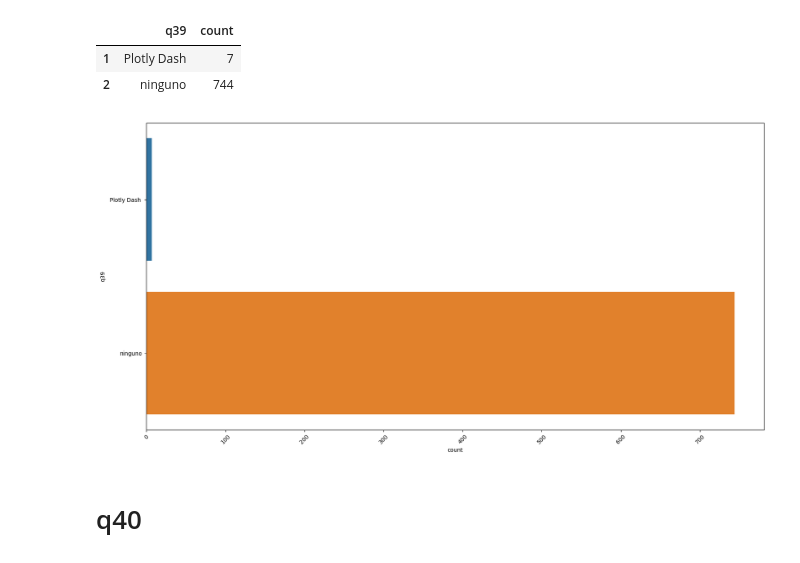
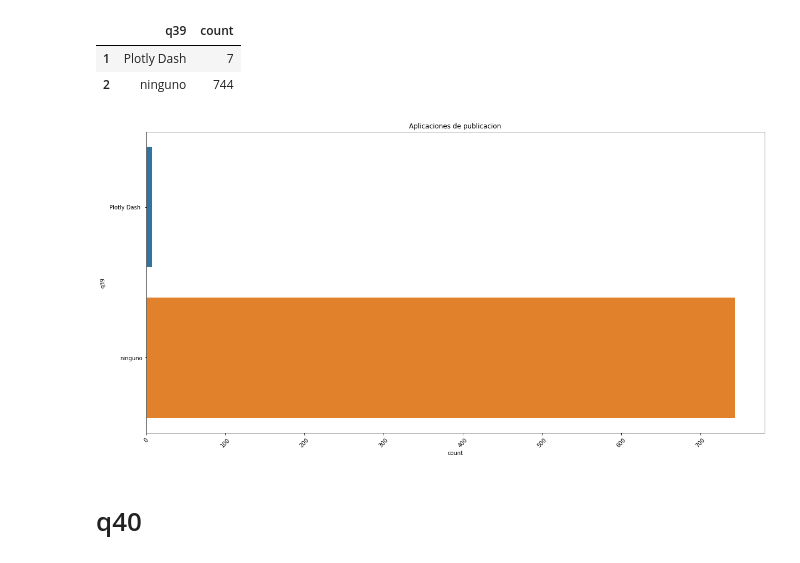
Before and after one commit to Adalab/project-DA-promo-b-modulo-2-team-2, a Jupyter notebook: HU3_visualización_herramientas.ipynb, the cells around one changed output. Cells and saved outputs as stored; diff of their text form; code cells hidden in the pictures.

```diff
--- a/HU3_visualización_herramientas.ipynb
+++ b/HU3_visualización_herramientas.ipynb
@@ -980,9 +996,11 @@ df_q39
 # %%
 plt.figure(figsize=(20,10))
 sns.barplot(x ='count', y = 'q39', data=df_q39)
+plt.title('Aplicaciones de publicacion')
+fig.set(ylabel='Aplicaciones', xlabel= 'Conteo')
 plt.xticks(rotation = 45);
 # %% [output]
-[figure, old version]
+[figure, new version]
 # %% [markdown]
 # q40
 # %%
```
Also changed, not shown: parts of 19 cells of this notebook, 34 other files.
